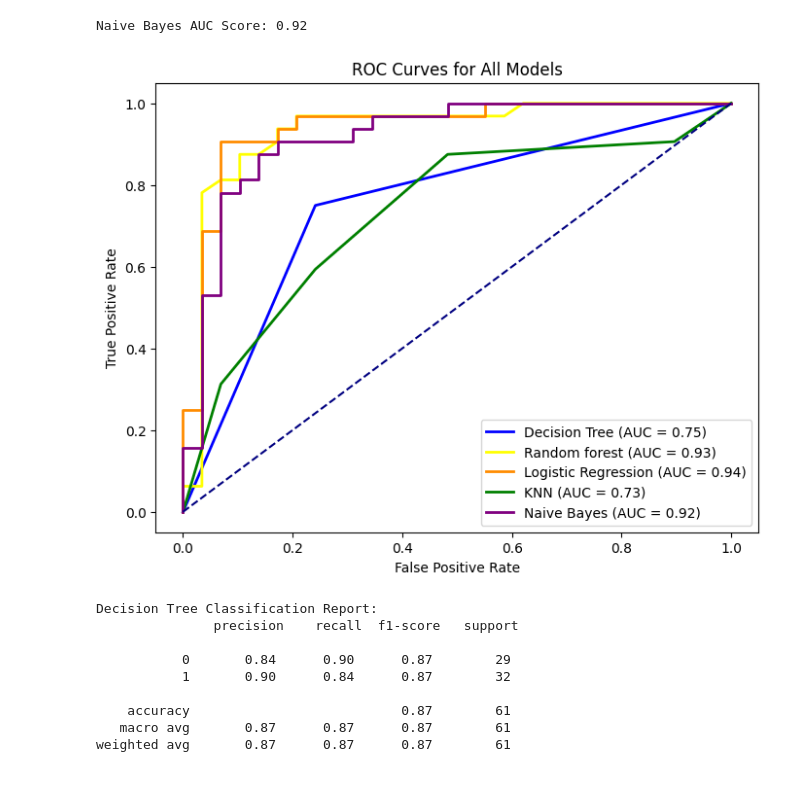
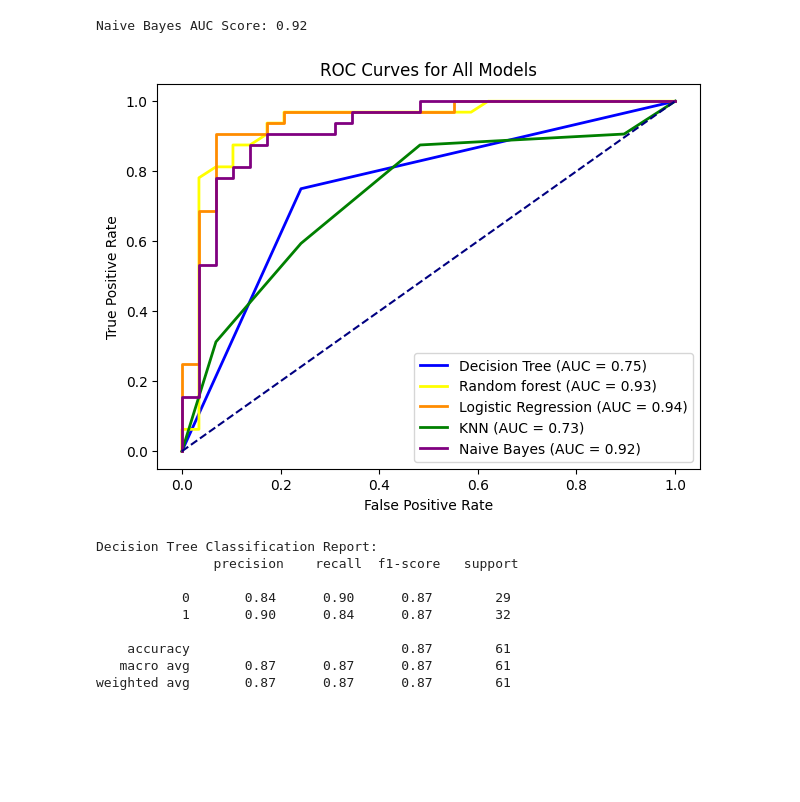
Before and after one commit to abhishek22112001/AI-finalproject, a Jupyter notebook: HEART_DISEASE_PREDICTION.ipynb, the cells around one changed output. Saved outputs shown, nothing was run; the diff lists cells and outputs as text; code cells hidden in the pictures; blank space fills up the shorter version.

```diff
--- a/HEART_DISEASE_PREDICTION.ipynb
+++ b/HEART_DISEASE_PREDICTION.ipynb
@@ -489,23 +450,23 @@ Naive Bayes Accuracy: 85.25%
 [figure]
 Naive Bayes AUC Score: 0.92
 # %%
-plt.figure(figsize=(8, 6))
+plt.figure(figsize=(7, 5))
 
 # Plot each ROC curve
 plt.plot(fpr, tpr, color='blue', lw=2, label=f"Decision Tree (AUC = {roc_auc:.2f})")
 plt.plot(fpr_rf, tpr_rf, color='yellow', lw=2, label=f"Random forest (AUC = {roc_auc_rf:.2f})")
 plt.plot(fpr_logreg, tpr_logreg, color='darkorange', lw=2, label=f"Logistic Regression (AUC = {roc_auc_logreg:.2f})")
 plt.plot(fpr_knn, tpr_knn, color='green', lw=2, label=f"KNN (AUC = {roc_auc_knn:.2f})")
 plt.plot(fpr_nb, tpr_nb, color='purple', lw=2, label=f"Naive Bayes (AUC = {roc_auc_nb:.2f})")
 
 plt.plot([0, 1], [0, 1], color='navy', linestyle='--')
 plt.xlabel('False Positive Rate')
 plt.ylabel('True Positive Rate')
 plt.title('ROC Curves for All Models')
 plt.legend(loc="lower right")
 plt.show()
 # %% [output]
-[figure, old version]
+[figure, new version]
 # %%
 print("\nDecision Tree Classification Report:\n", cr)
 print("\nRandom Forest Classification Report:\n", cr)
```
Also changed, not shown: parts of 2 cells of this notebook.
